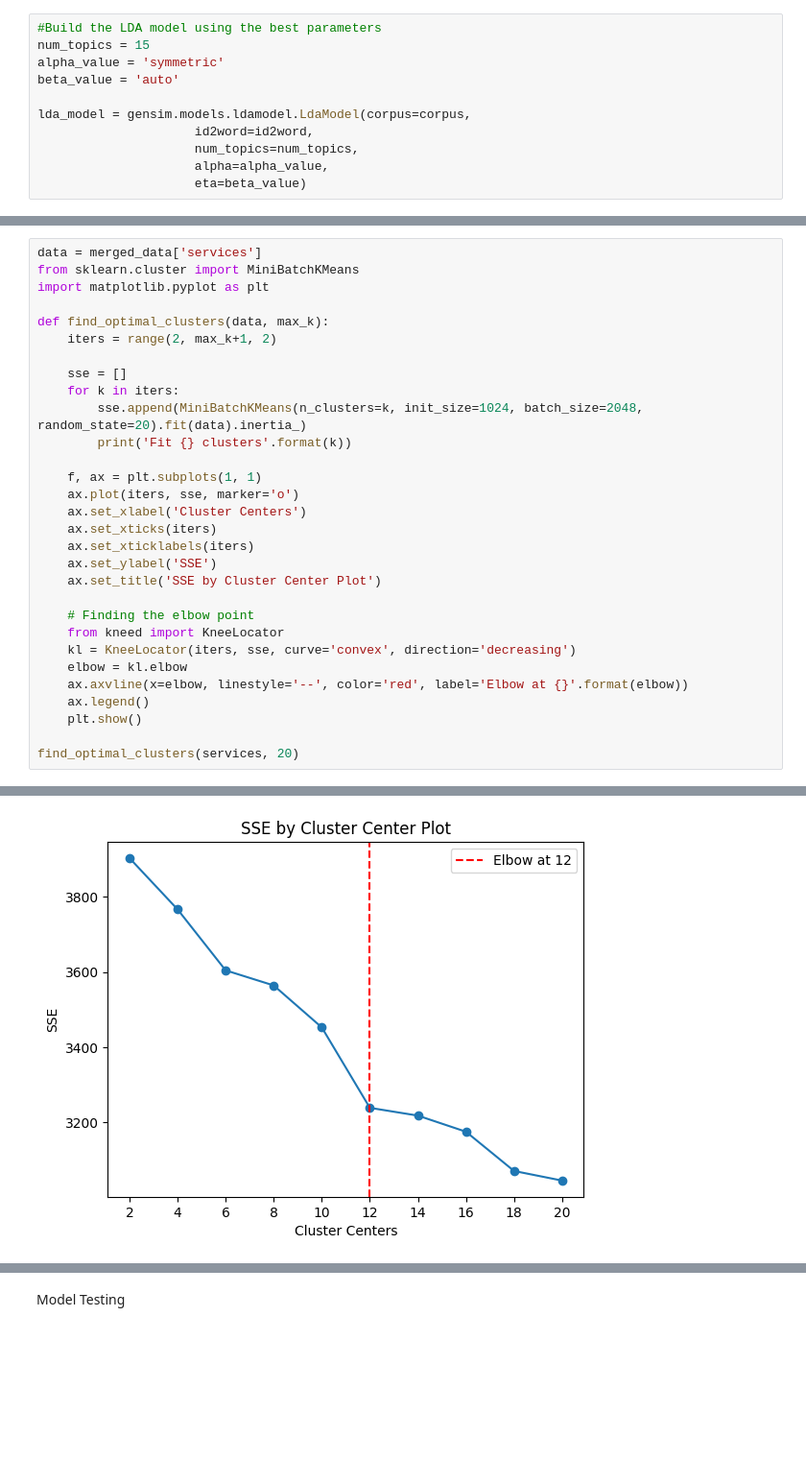
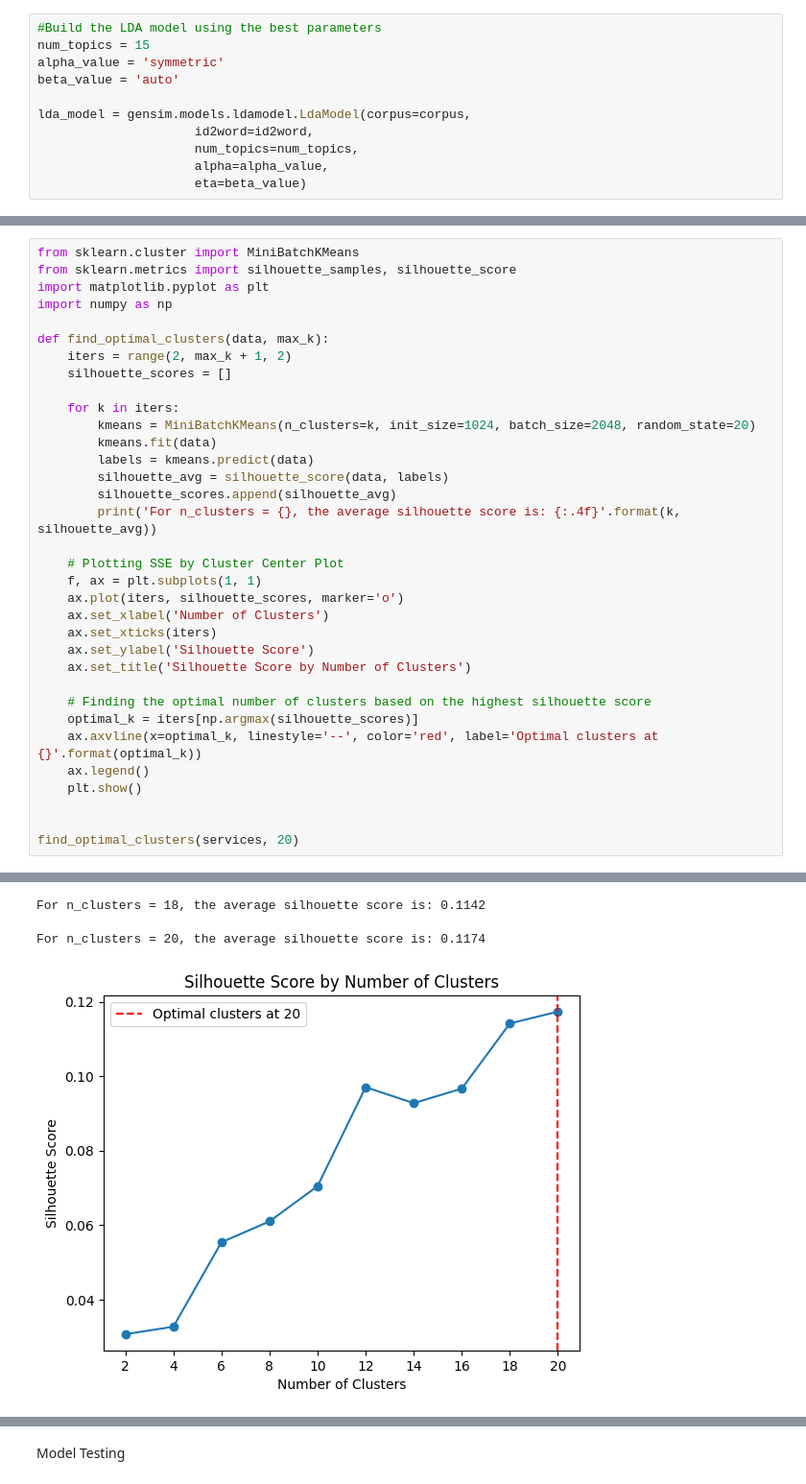
Before and after one commit to datakiptoo/County_Service-_Delivery, a Jupyter notebook: County_Residents.ipynb, the cells around one changed output, grey strips where cells are left out. Shown at 96% size. Drawn from its saved outputs; the diff is of its cells as text; blank space fills up the shorter version.

Commit message:
modified:   County_Residents.ipynb 	modified:   kmeans_model.pkl

```diff
--- a/County_Residents.ipynb
+++ b/County_Residents.ipynb
@@ -829,33 +832,37 @@ feature_names = tfidf.get_feature_names_out()
 # Convert TF-IDF matrix to a DataFrame for better visualization (optional)
 tfidf_df = pd.DataFrame(services.toarray(), columns=feature_names)
 # %%
-data = merged_data['services']
 from sklearn.cluster import MiniBatchKMeans
+from sklearn.metrics import silhouette_samples, silhouette_score
 import matplotlib.pyplot as plt
+import numpy as np
 
 def find_optimal_clusters(data, max_k):
-    iters = range(2, max_k+1, 2)
+    iters = range(2, max_k + 1, 2)
+    silhouette_scores = []
 
-    sse = []
     for k in iters:
-        sse.append(MiniBatchKMeans(n_clusters=k, init_size=1024, batch_size=2048, random_state=20).fit(data).inertia_)
-        print('Fit {} clusters'.format(k))
+        kmeans = MiniBatchKMeans(n_clusters=k, init_size=1024, batch_size=2048, random_state=20)
+        kmeans.fit(data)
+        labels = kmeans.predict(data)
+        silhouette_avg = silhouette_score(data, labels)
+        silhouette_scores.append(silhouette_avg)
+        print('For n_clusters = {}, the average silhouette score is: {:.4f}'.format(k, silhouette_avg))
 
+    # Plotting SSE by Cluster Center Plot
     f, ax = plt.subplots(1, 1)
-    ax.plot(iters, sse, marker='o')
-    ax.set_xlabel('Cluster Centers')
+    ax.plot(iters, silhouette_scores, marker='o')
+    ax.set_xlabel('Number of Clusters')
     ax.set_xticks(iters)
-    ax.set_xticklabels(iters)
-    ax.set_ylabel('SSE')
-    ax.set_title('SSE by Cluster Center Plot')
+    ax.set_ylabel('Silhouette Score')
+    ax.set_title('Silhouette Score by Number of Clusters')
 
-    # Finding the elbow point
-    from kneed import KneeLocator
-    kl = KneeLocator(iters, sse, curve='convex', direction='decreasing')
-    elbow = kl.elbow
-    ax.axvline(x=elbow, linestyle='--', color='red', label='Elbow at {}'.format(elbow))
+    # Finding the optimal number of clusters based on the highest silhouette score
+    optimal_k = iters[np.argmax(silhouette_scores)]
+    ax.axvline(x=optimal_k, linestyle='--', color='red', label='Optimal clusters at {}'.format(optimal_k))
     ax.legend()
     plt.show()
 
+
 find_optimal_clusters(services, 20)
 # %% [output]
@@ -872,2 +877,4 @@ Fit 20 clusters
+For n_clusters = 18, the average silhouette score is: 0.1142
+For n_clusters = 20, the average silhouette score is: 0.1174
-[figure, old version]
+[figure, new version]
 # %%
```
Also changed, not shown: parts of 28 cells of this notebook, 1 other file.
